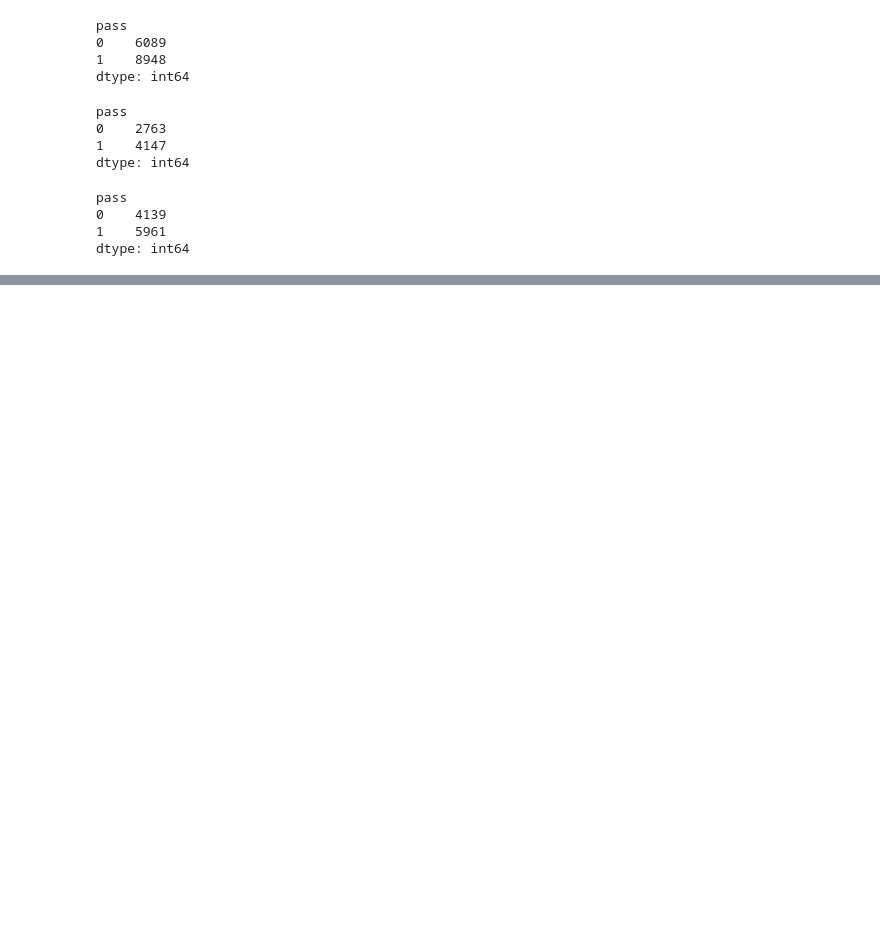
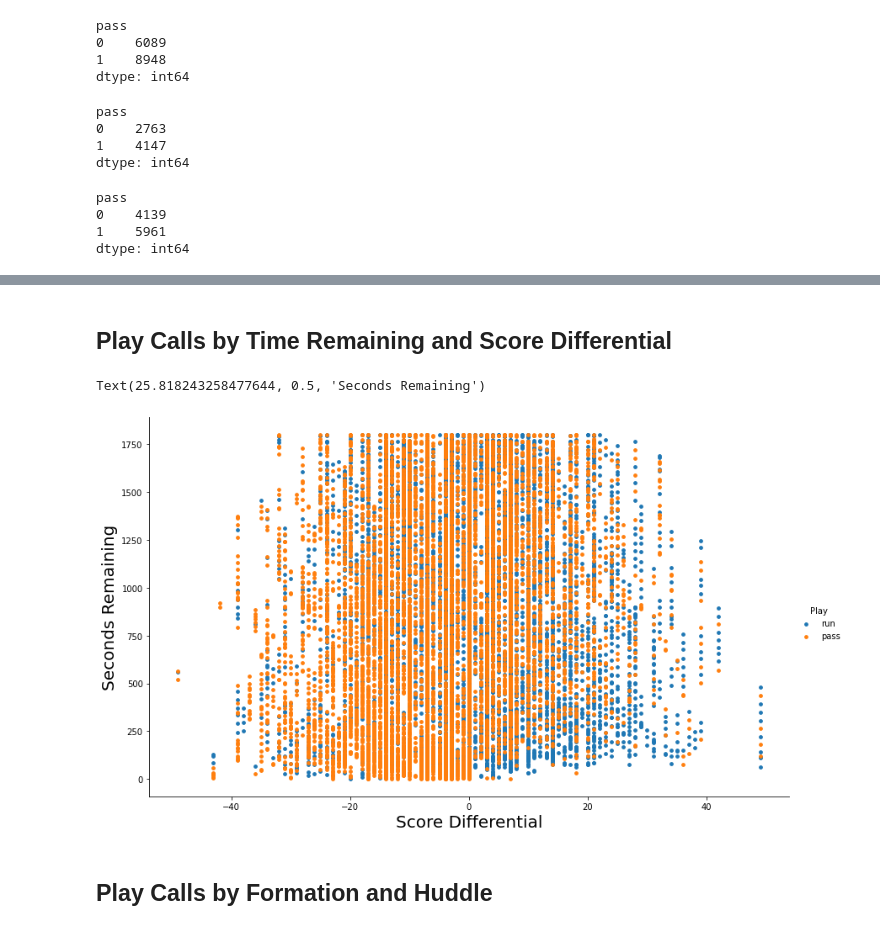
Before and after one commit to joeDirector/NFL-Play-Call-Prediction-with-LSTM-Neural-Netowrks, a Jupyter notebook: src/visualizations.ipynb, the cells around one changed output, grey strips where cells are left out. Cells and saved outputs as stored; diff of their text form; code cells hidden in the pictures; blank space fills up the shorter version.

```diff
--- a/src/visualizations.ipynb
+++ b/src/visualizations.ipynb
@@ -43,0 +109,12 @@ dtype: int64
+# %% [markdown]
+## Play Calls by Time Remaining and Score Differential
+# %%
+fg = sns.FacetGrid(data = pbp[pbp['half1'] == 0], hue = 'Play', height = 7, aspect = 1.65)
+fg.map(plt.scatter, 'score_differential', 'half_seconds_remaining', s = 14).add_legend()
+fg.axes[0,0].set_xlabel('Score Differential', size = 20)
+fg.axes[0,0].set_ylabel('Seconds Remaining', size = 20)
+# %% [output]
+Text(25.818243258477644, 0.5, 'Seconds Remaining')
+[figure, added]
+# %% [markdown]
+## Play Calls by Formation and Huddle
```
Also changed, not shown: parts of 15 cells of this notebook, 12 other files.
